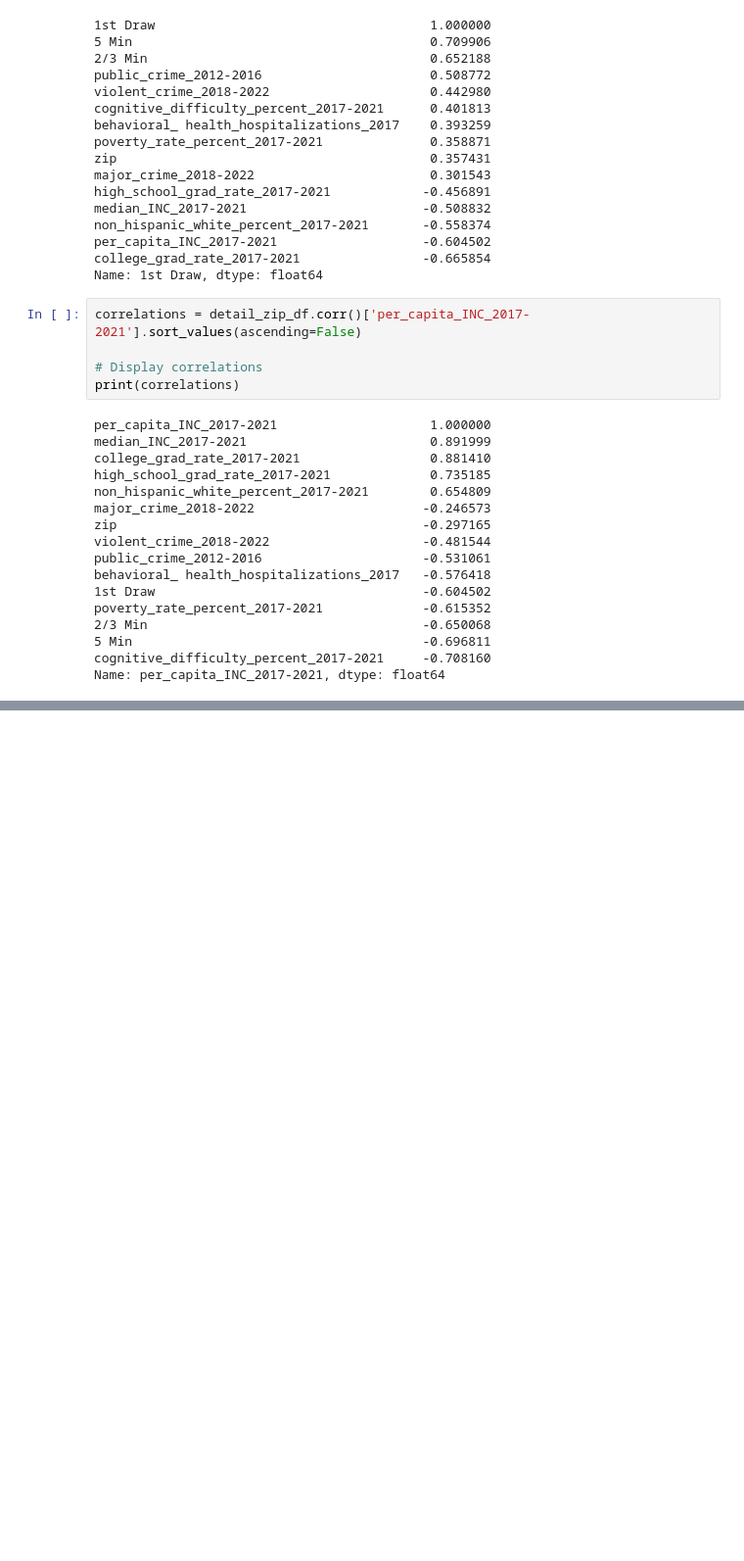
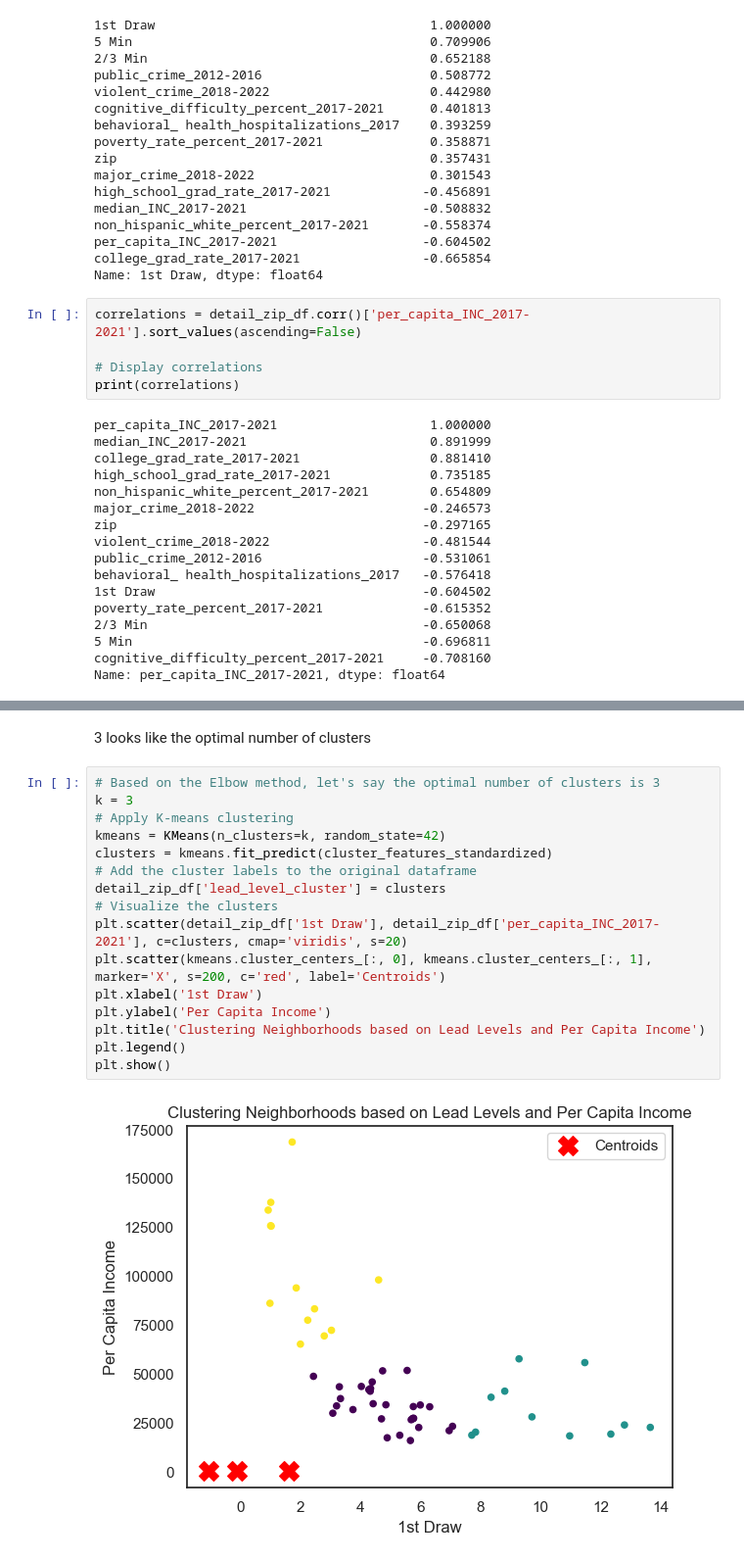
Before and after one commit to ebugarin/Chicago-Water-Lead-Levels-Analyzation, a Jupyter notebook: data_analysis.ipynb, the cells around one changed output, grey strips where cells are left out. Shown at 98% size. Saved outputs shown, nothing was run; the diff lists cells and outputs as text; blank space fills up the shorter version.

```diff
--- a/data_analysis.ipynb
+++ b/data_analysis.ipynb
@@ -1196,0 +1196,20 @@ R-squared: 0.3683333148573378
+# %% [markdown]
+3 looks like the optimal number of clusters
+# %%
+# Based on the Elbow method, let's say the optimal number of clusters is 3
+k = 3
+# Apply K-means clustering
+kmeans = KMeans(n_clusters=k, random_state=42)
+clusters = kmeans.fit_predict(cluster_features_standardized)
+# Add the cluster labels to the original dataframe
+detail_zip_df['lead_level_cluster'] = clusters
+# Visualize the clusters
+plt.scatter(detail_zip_df['1st Draw'], detail_zip_df['per_capita_INC_2017-2021'], c=clusters, cmap='viridis', s=20)
+plt.scatter(kmeans.cluster_centers_[:, 0], kmeans.cluster_centers_[:, 1], marker='X', s=200, c='red', label='Centroids')
+plt.xlabel('1st Draw')
+plt.ylabel('Per Capita Income')
+plt.title('Clustering Neighborhoods based on Lead Levels and Per Capita Income')
+plt.legend()
+plt.show()
+# %% [output]
+[figure, added]
```
Also changed, not shown: parts of 24 cells of this notebook, 19 other files.
